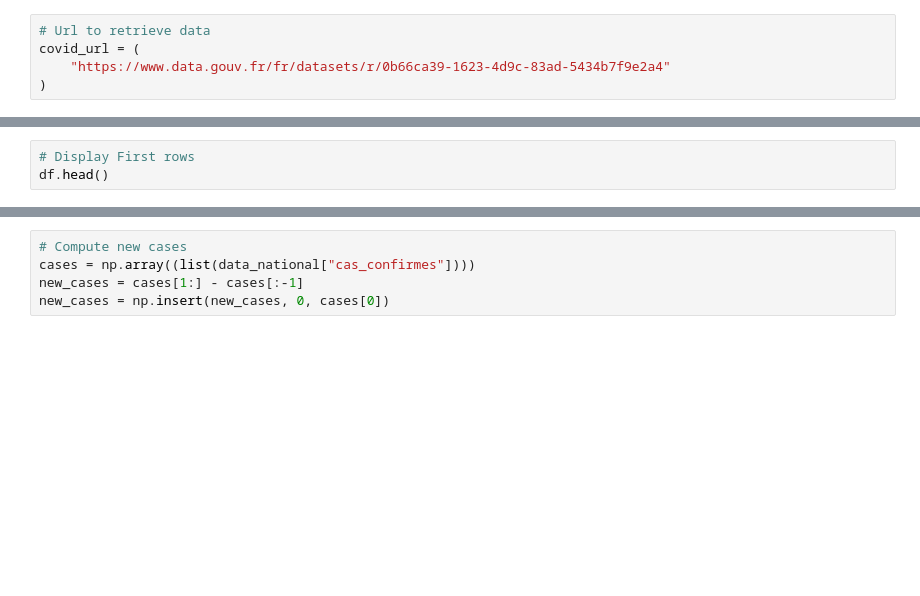
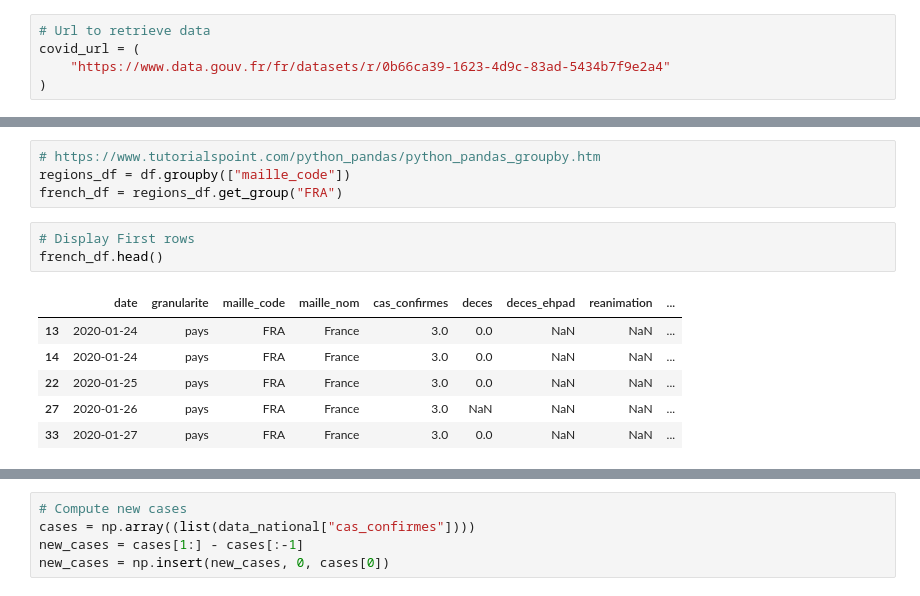
Before and after one commit to lsromain/covid19-visualizer, a Jupyter notebook: Covid19.ipynb, the cells around one changed output, grey strips where cells are left out. Cells and saved outputs as stored; diff of their text form; blank space fills up the shorter version.

```diff
--- a/Covid19.ipynb
+++ b/Covid19.ipynb
@@ -14,5 +32,16 @@ df = pd.read_csv(covid_url, sep=",", usecols=['date','granularite', 'maille_nom'
+# %%
+# https://www.tutorialspoint.com/python_pandas/python_pandas_groupby.htm
+regions_df = df.groupby(["maille_code"])
+french_df = regions_df.get_group("FRA")
 # %%
 # Display First rows
-df.head()
+french_df.head()
+# %% [output]
+|  | date | granularite | maille_code | maille_nom | cas_confirmes | deces | deces_ehpad | reanimation | ... |
+| 13 | 2020-01-24 | pays | FRA | France | 3.0 | 0.0 | NaN | NaN | ... |
+| 14 | 2020-01-24 | pays | FRA | France | 3.0 | 0.0 | NaN | NaN | ... |
+| 22 | 2020-01-25 | pays | FRA | France | 3.0 | 0.0 | NaN | NaN | ... |
+| 27 | 2020-01-26 | pays | FRA | France | 3.0 | NaN | NaN | NaN | ... |
+| 33 | 2020-01-27 | pays | FRA | France | 3.0 | 0.0 | NaN | NaN | ... |
 # %%
 # Filter Data
```
Also changed, not shown: parts of 5 cells of this notebook.
